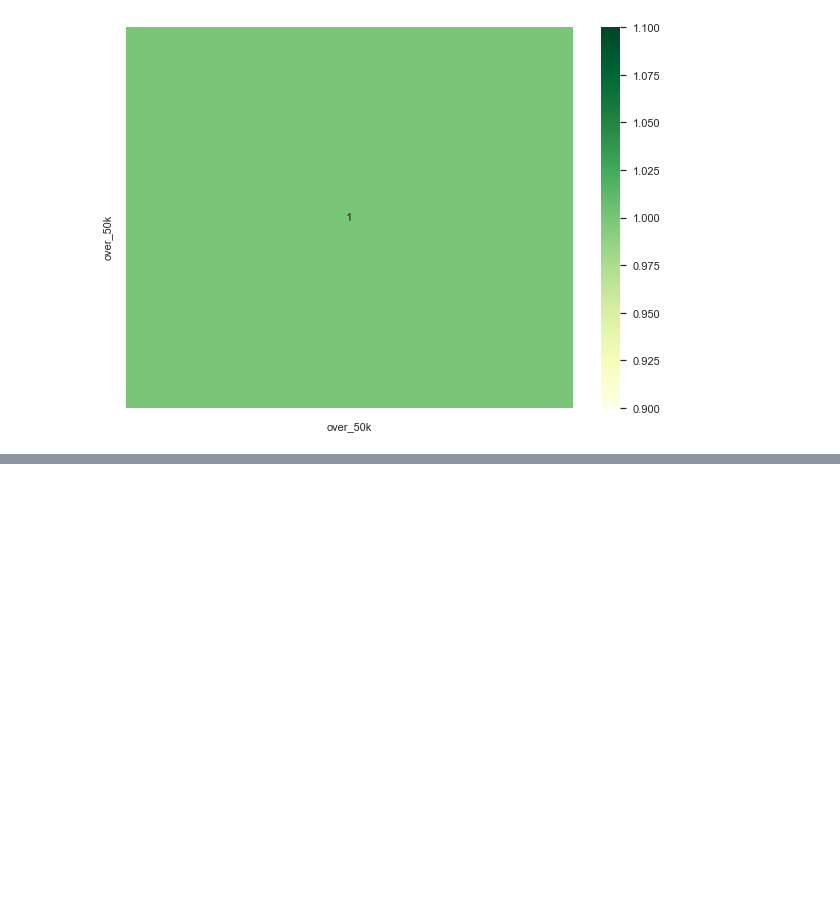
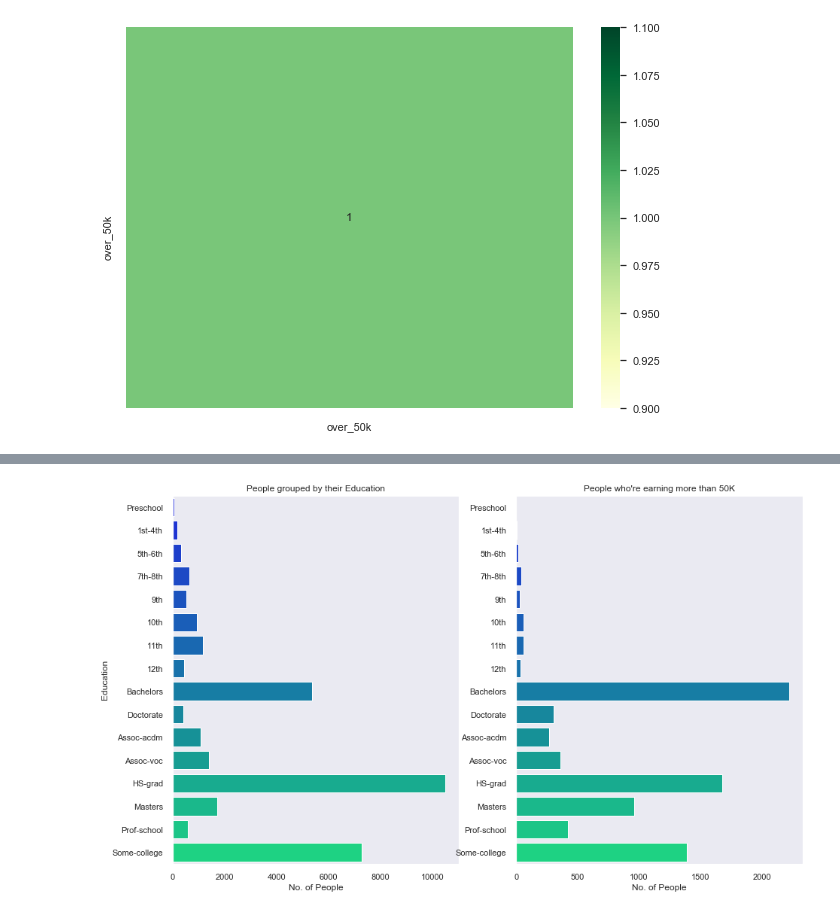
Before and after one commit to chibz3/finding_donors, a Jupyter notebook: work_book.ipynb, the cells around one changed output, grey strips where cells are left out. Cells and saved outputs as stored; diff of their text form; code cells hidden in the pictures; blank space fills up the shorter version.

```diff
--- a/work_book.ipynb
+++ b/work_book.ipynb
@@ -232,0 +255,29 @@ sns.heatmap(df2.corr(), annot = True, color = 'blue', cmap = 'YlGn');
+# %%
+# Grouping people by their education
+education_size = df.groupby('education').size()
+
+# Grouping people who earns more than 50K by their education
+more_income = df.loc[df['income'] == '>50K', ['education']].groupby('education').size()
+
+sns.set(style = 'dark')
+plt.rcParams['figure.figsize'] = [15, 9]
+fig, ax = plt.subplots(1,2)
+
+# Setting axes Labels and Titles
+ax[0].set_ylabel("Education")
+ax[0].set_xlabel("No. of People")
+ax[1].set_xlabel("No. of People")
+ax[0].title.set_text("People grouped by their Education")
+ax[1].title.set_text("People who're earning more than 50K")
+
+# Barplot for the people grouped by their education
+sns_ed_1 = sns.barplot(x = list(education_size), y = list(education_size.index), palette = 'winter',
+                       order = ['Preschool', '1st-4th', '5th-6th', '7th-8th', '9th', '10th', '11th', '12th', 'Bachelors', 'Doctorate',
+                                'Assoc-acdm', 'Assoc-voc', 'HS-grad', 'Masters', 'Prof-school', 'Some-college'], ax = ax[0])
+
+# Barplot for the people who earns more than 50K grouped by their education
+sns_ed_2 = sns.barplot(x = list(more_income), y = list(more_income.index), palette = 'winter',
+                       order = ['Preschool', '1st-4th', '5th-6th', '7th-8th', '9th', '10th', '11th', '12th', 'Bachelors', 'Doctorate',
+                                'Assoc-acdm', 'Assoc-voc', 'HS-grad', 'Masters', 'Prof-school', 'Some-college'], ax = ax[1])
+# %% [output]
+[figure, added]
```
Also changed, not shown: parts of 3 cells of this notebook.
